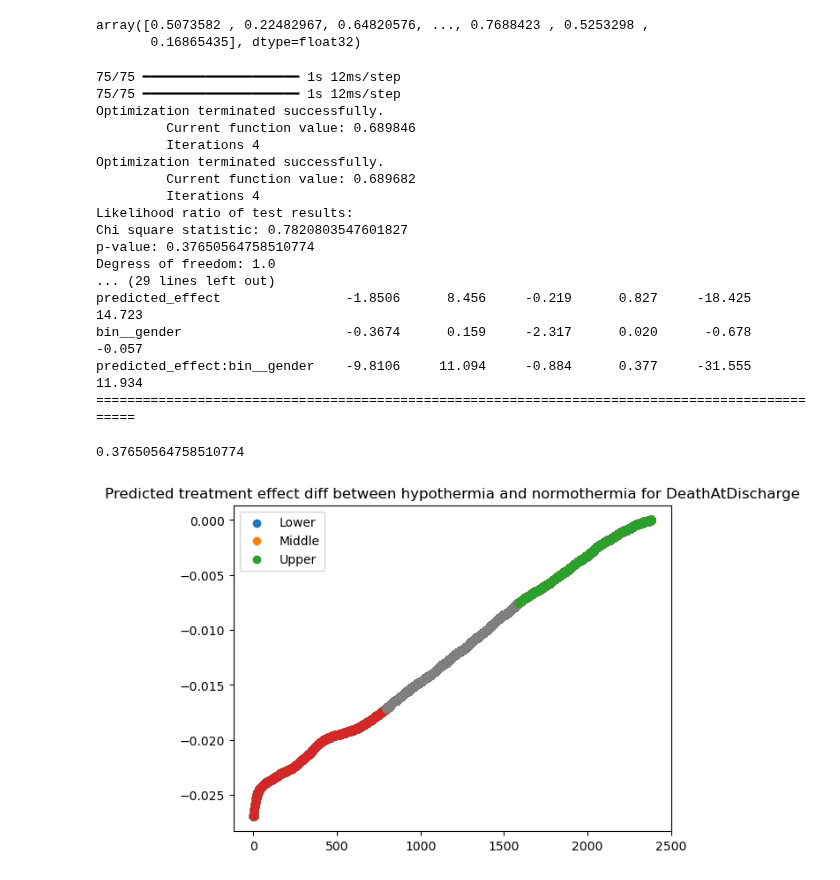
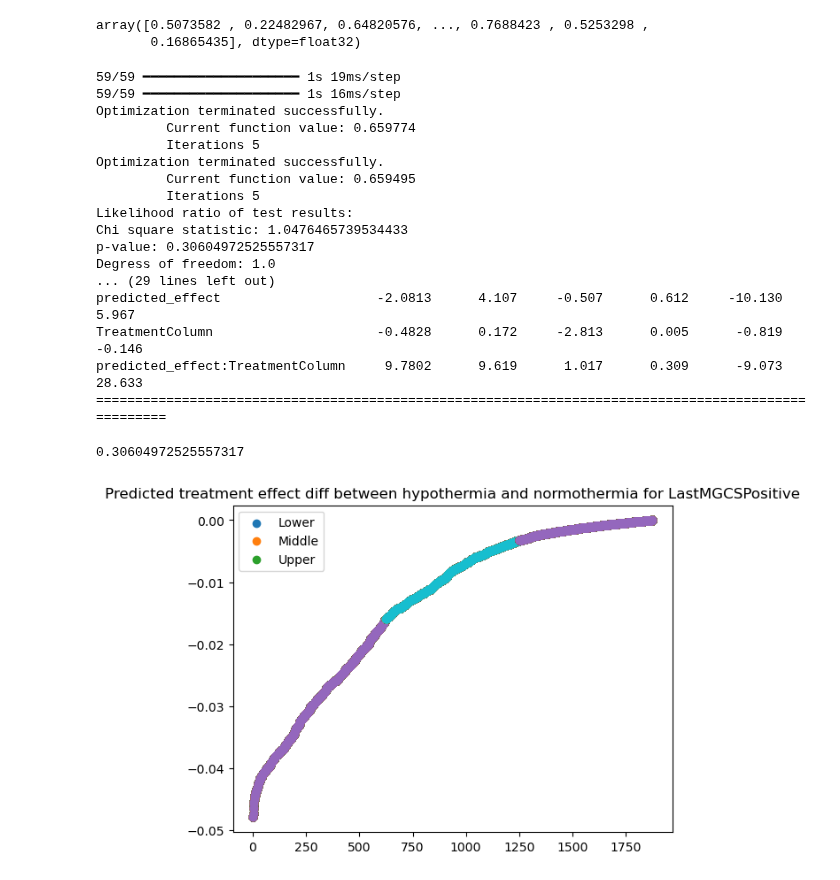
Before and after one commit to michelraskin/ttmhte, a Jupyter notebook: eICU/eICUAnalysisNeural.ipynb, the cells around one changed output. Saved outputs shown, nothing was run; the diff lists cells and outputs as text; code cells hidden in the pictures.

```diff
--- a/eICU/eICUAnalysisNeural.ipynb
+++ b/eICU/eICUAnalysisNeural.ipynb
@@ -85,5 +86,12 @@ from eICUUtil import *
 # %%
-myPredictorsDf, X_train, X_test, y_train, y_test = getTrainTestFunctions(aPredictedColumn = 'DeathAtDischarge', aTreatmentColumn = 'witnessed, < 15 minutes CPR')
+myPredictorsDf, X_train, X_test, y_train, y_test = getTrainTestFunctions(aPredictedColumn = 'LastMGCSPositive',
+                                                                         aTreatmentColumn = 'Hypothermia')
+# %%
+def getDefaultPipelineSteps(X_train):
+    myNumericalColumns = X_train.columns[(X_train.nunique() > 5) & (X_train.dtypes != object)]
+    myBinaryColumns = X_train.columns[X_train.nunique() == 2]
+    myPreprocessor = getDefaultPreprocessor(aNumericalColumns=myNumericalColumns, aBinaryColumns=myBinaryColumns)
+    return [('preprocessor', myPreprocessor), ('imputer', KNNImputer(n_neighbors=10))]
 # %%
 myPipeline = Pipeline(getDefaultPipelineSteps(X_train))
 X_train_transf = myPipeline.fit_transform(X_train, y_train)
@@ -94,7 +105,7 @@ X_test_transf = pd.DataFrame(X_test_transf, columns = myPipeline.get_feature_nam
 model = keras.Sequential([
     keras.Input(shape=(X_train_transf.shape[1],)),
     layers.Dense(6000, activation='relu'), #6000
-    layers.Dropout(0.1),#0.2
+    layers.Dropout(0.5),#0.2
     layers.Dense(2000, activation='relu'),#2000
     layers.Dropout(0.1),#0.1
     # layers.Dense(1000, activation='relu'),
@@ -151,24 +178,25 @@ y_pred_probs.T[0, :]
 array([0.5073582 , 0.22482967, 0.64820576, ..., 0.7688423 , 0.5253298 ,
        0.16865435], dtype=float32)
 # %%
-getTreatmentEffectDiff(aX = X_train_transf, aY = y_train.reset_index().drop(columns='index'), aModel = model, aCategory = 'DeathAtDischarge', aGroup = 'bin__gender', aUseNeuralNetwork = True)
+getTreatmentEffectDiff(aX = X_train_transf, aY = y_train.reset_index().drop(columns='index'), aModel = model, \
+                       aCategory = 'LastMGCSPositive', aGroup = 'bin__Hypothermia', aUseNeuralNetwork = True, aByGroup = False)
 # %% [output]
-75/75 ━━━━━━━━━━━━━━━━━━━━ 1s 12ms/step
-75/75 ━━━━━━━━━━━━━━━━━━━━ 1s 12ms/step
+59/59 ━━━━━━━━━━━━━━━━━━━━ 1s 19ms/step
+59/59 ━━━━━━━━━━━━━━━━━━━━ 1s 16ms/step
 Optimization terminated successfully.
-         Current function value: 0.689846
-         Iterations 4
+         Current function value: 0.659774
+         Iterations 5
 Optimization terminated successfully.
-         Current function value: 0.689682
-         Iterations 4
+         Current function value: 0.659495
+         Iterations 5
 Likelihood ratio of test results:
-Chi square statistic: 0.7820803547601827
-p-value: 0.37650564758510774
+Chi square statistic: 1.0476465739534433
+p-value: 0.30604972525557317
 Degress of freedom: 1.0
 ... (29 lines left out)
-predicted_effect                -1.8506      8.456     -0.219      0.827     -18.425      14.723
-bin__gender                     -0.3674      0.159     -2.317      0.020      -0.678      -0.057
-predicted_effect:bin__gender    -9.8106     11.094     -0.884      0.377     -31.555      11.934
-================================================================================================
+predicted_effect                    -2.0813      4.107     -0.507      0.612     -10.130       5.967
+TreatmentColumn                     -0.4828      0.172     -2.813      0.005      -0.819      -0.146
+predicted_effect:TreatmentColumn     9.7802      9.619      1.017      0.309      -9.073      28.633
+====================================================================================================
-0.37650564758510774
+0.30604972525557317
-[figure, old version]
+[figure, new version]
```
Also changed, not shown: parts of 7 cells of this notebook, 5 other files.
